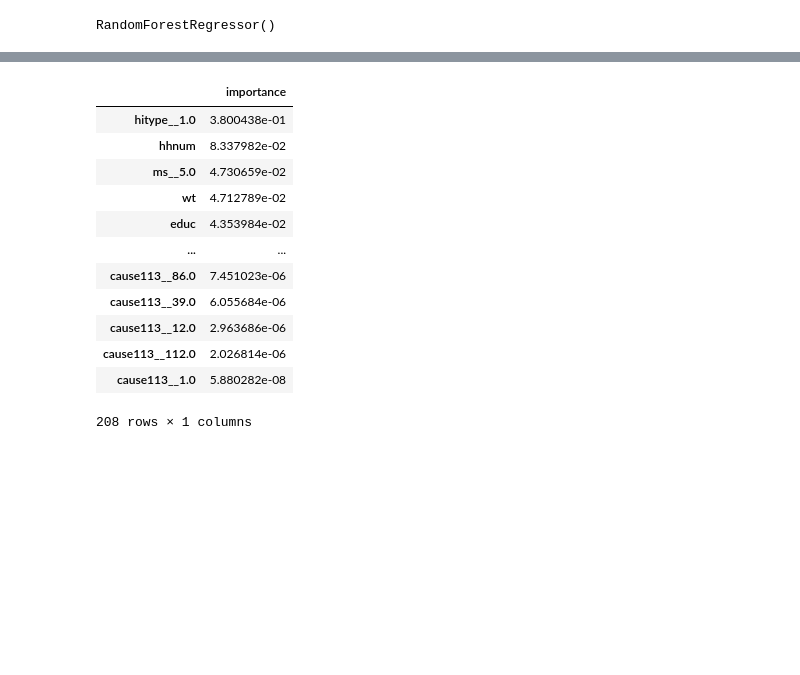
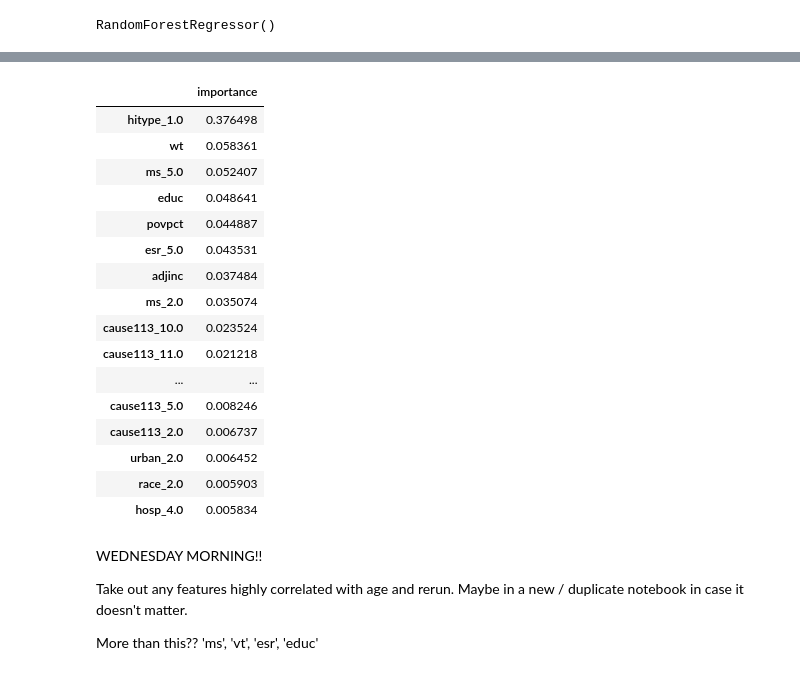
Before and after one commit to beckyepeters/life-expectancy-predictions, a Jupyter notebook: NLMS.ipynb, the cells around one changed output, grey strips where cells are left out. Cells and saved outputs as stored; diff of their text form; code cells hidden in the pictures; blank space fills up the shorter version.

```diff
--- a/NLMS.ipynb
+++ b/NLMS.ipynb
@@ -347,7 +435,7 @@ dec_feat_train_scaled.shape, dec_feat_test.shape, dec_label_train.shape, dec_lab
 # %%
 model_lr = LinearRegression()
 # %%
-model_lr.fit(dec_feat_train_scaled, dec_label_train)
+model_lr.fit(X_train, y_train)
 # %% [output]
 LinearRegression()
 # %%
@@ -359,7 +466,7 @@ RMSE on train data:  98.50246386117911
 # %%
 model_rf = RandomForestRegressor()
 # %%
-model_rf.fit(dec_feat_train_scaled, dec_label_train)
+model_rf.fit(X_train, y_train)
 # %% [output]
 RandomForestRegressor()
 # %%
@@ -383,7 +502,7 @@ from yellowbrick.regressor import ResidualsPlot
 # %%
 visualizer = ResidualsPlot(model_rf)
 
-visualizer.fit(dec_feat_train_scaled, dec_label_train)  # Fit the training data to the visualizer
+visualizer.fit(X_train, y_train)  # Fit the training data to the visualizer
 # visualizer.score(X_test, y_test)  # Evaluate the model on the test data
-visualizer.show(alpha=0.4)
+visualizer.show(alpha=0.1)
 # %% [output]
@@ -392,19 +518,29 @@ visualizer.show(alpha=0.4)
 # %%
-feature_importances = pd.DataFrame(model_rf.fit(dec_feat_train_scaled, dec_label_train).feature_importances_,
-                                   index = dec_ft_enc.columns, columns=['importance']).sort_values('importance', ascending=False)
+feature_importances = pd.DataFrame(model_rf.fit(X_train, y_train).feature_importances_,
+                                   index = X_train.columns, columns=['importance']).sort_values('importance', ascending=False)
 # %%
-feature_importances
+feature_importances.head(20)
 # %% [output]
 |  | importance |
-| hitype__1.0 | 3.800438e-01 |
-| hhnum | 8.337982e-02 |
-| ms__5.0 | 4.730659e-02 |
-| wt | 4.712789e-02 |
-| educ | 4.353984e-02 |
+| hitype_1.0 | 0.376498 |
+| wt | 0.058361 |
+| ms_5.0 | 0.052407 |
+| educ | 0.048641 |
+| povpct | 0.044887 |
+| esr_5.0 | 0.043531 |
+| adjinc | 0.037484 |
+| ms_2.0 | 0.035074 |
+| cause113_10.0 | 0.023524 |
+| cause113_11.0 | 0.021218 |
 | ... | ... |
-| cause113__86.0 | 7.451023e-06 |
-| cause113__39.0 | 6.055684e-06 |
-| cause113__12.0 | 2.963686e-06 |
-| cause113__112.0 | 2.026814e-06 |
-| cause113__1.0 | 5.880282e-08 |
+| cause113_5.0 | 0.008246 |
+| cause113_2.0 | 0.006737 |
+| urban_2.0 | 0.006452 |
+| race_2.0 | 0.005903 |
+| hosp_4.0 | 0.005834 |
-208 rows × 1 columns
+# %% [markdown]
+WEDNESDAY MORNING!!
+
+Take out any features highly correlated with age and rerun. Maybe in a new / duplicate notebook in case it doesn't matter.
+
+More than this?? 'ms', 'vt', 'esr', 'educ'
```
Also changed, not shown: parts of 67 cells of this notebook, 6 other files.
